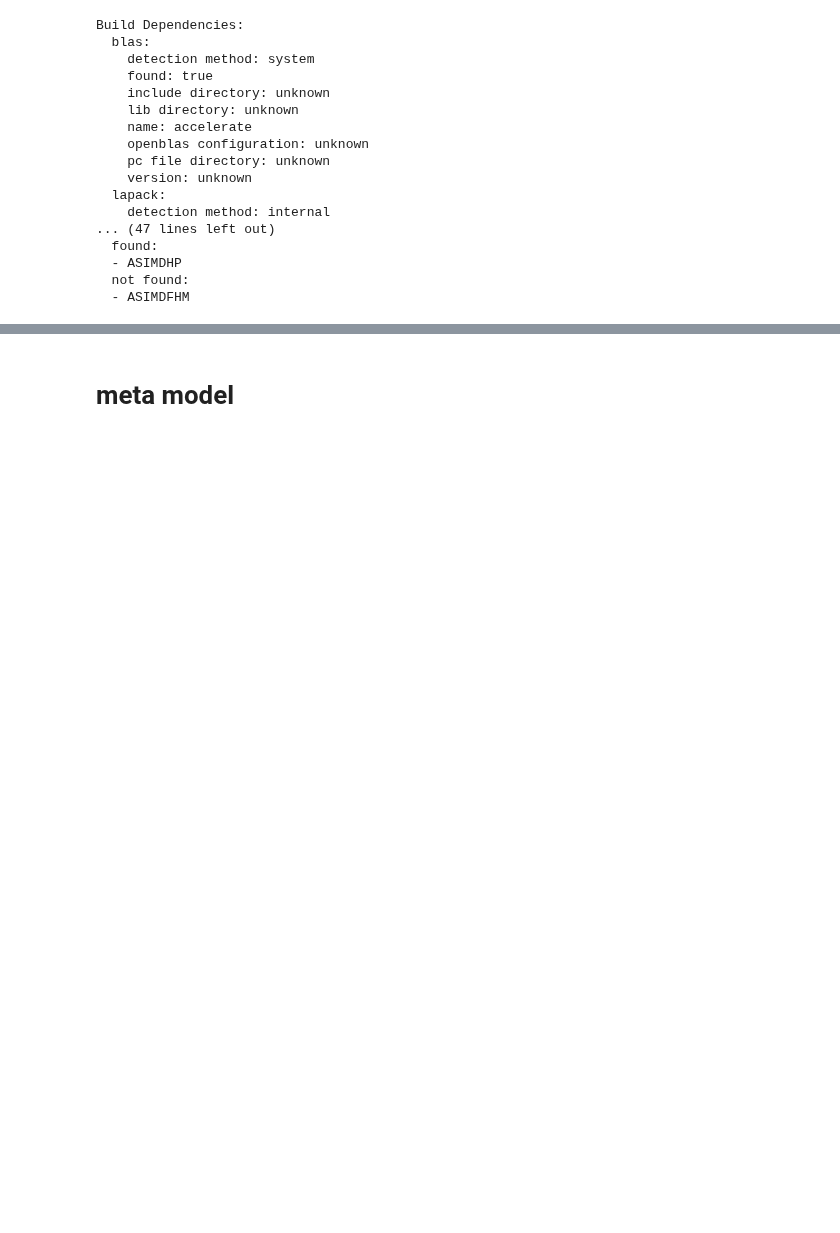
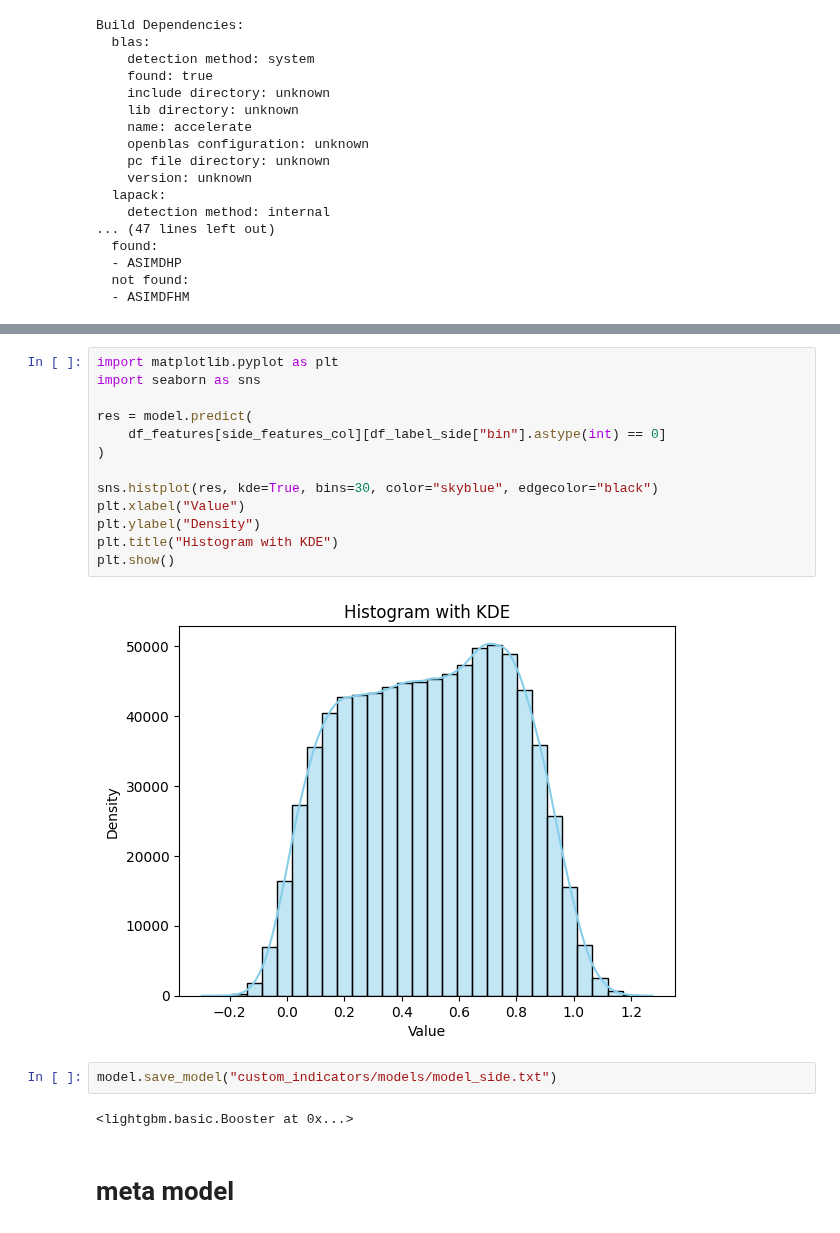
Before and after one commit to ArtiPyHeart/jesse-trade, a Jupyter notebook: models.ipynb, the cells around one changed output, grey strips where cells are left out. Drawn from its saved outputs; the diff is of its cells as text; blank space fills up the shorter version.

```diff
--- a/models.ipynb
+++ b/models.ipynb
@@ -23,3 +167,22 @@ Build Dependencies:
+# %%
+import matplotlib.pyplot as plt
+import seaborn as sns
+
+res = model.predict(
+    df_features[side_features_col][df_label_side["bin"].astype(int) == 0]
+)
+
+sns.histplot(res, kde=True, bins=30, color="skyblue", edgecolor="black")
+plt.xlabel("Value")
+plt.ylabel("Density")
+plt.title("Histogram with KDE")
+plt.show()
+# %% [output]
+[figure, added]
+# %%
+model.save_model("custom_indicators/models/model_side.txt")
+# %% [output]
+<lightgbm.basic.Booster at 0x...>
 # %% [markdown]
 # meta model
 # %%
```
Also changed, not shown: parts of 7 cells of this notebook, 11 other files.
